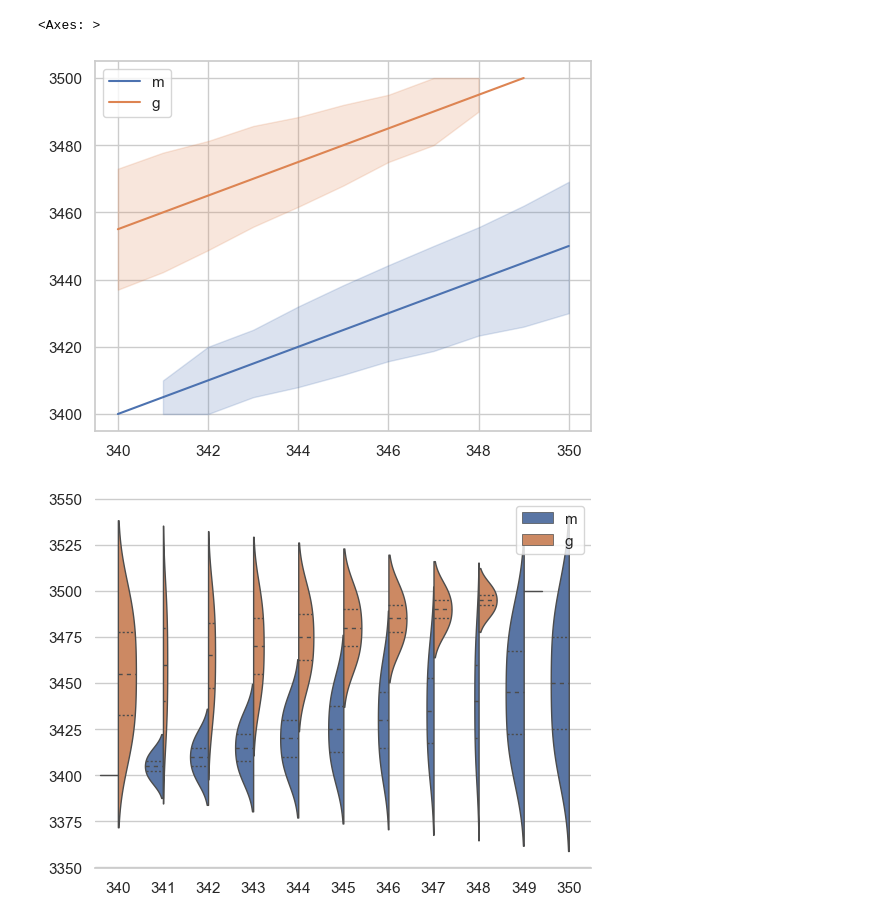
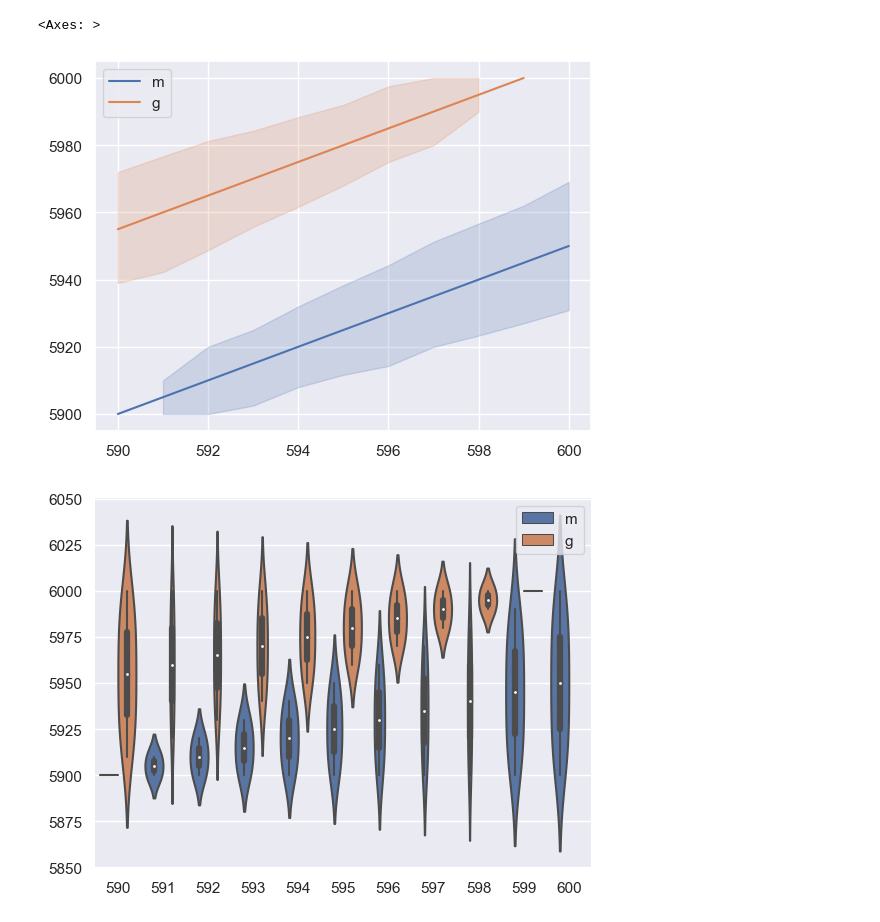
Before and after one commit to JuraIsUnavaliableFromGin/OnRandomnessAndTidalWaves, a Jupyter notebook: x-and-y-unmathly-bridges.ipynb, the cells around one changed output. Saved outputs shown, nothing was run; the diff lists cells and outputs as text; code cells hidden in the pictures.

```diff
--- a/x-and-y-unmathly-bridges.ipynb
+++ b/x-and-y-unmathly-bridges.ipynb
@@ -8,6 +10,12 @@ import matplotlib as mpl
 import pandas as pd
 # %%
 import matplotlib.pyplot as plt
+# %%
+pd.set_option('display.max_rows', 100000)
+pd.set_option('display.max_columns', 100)
+pd.set_option('display.width', 10)
+np.set_printoptions(threshold=sys.maxsize)
+sns.set_theme(style="darkgrid")
 # %%
 def gen_s():
     s = []
@@ -39,11 +47,14 @@ def rate(arr_s,arr_k):
             arr_r[i].append("g")
     return sorted(arr_r)
 # %%
-r_0_0 = rate(s[33],k[33])
+ran_1 = np.random.randint(0,99)
+ran_2 = np.random.randint(0,99)
+print(ran_1,ran_2)
+r_0_0 = rate(s[ran_1],k[ran_1])
 x = [i[0] for i in r_0_0]
 y = [i[1] for i in r_0_0]
 z = [i[2] for i in r_0_0]
 o = [i[3] for i in r_0_0]
 df =pd.DataFrame(r_0_0,columns=["s","k","r","level"])
-df.head()
+df[df['level']=='m']
 # %% [output]
@@ -64,13 +100,11 @@ array([3400, 3410, 3420, 3430, 3440, 3450, 3460, 3470, 3480, 3490, 3500])
 # %%
-sns.set_theme(style="whitegrid")
 sns.lineplot(x=x, y=y,
              hue=o)
 # %% [output]
 <Axes: >
-[figure, old version]
+[figure, new version]
 # %%
-sns.violinplot(x=x, y=y, hue=o,
-               split=True, inner="quart", linewidth=1,)
+sns.violinplot(x=x, y=y, hue=o,)
 sns.despine(left=True)
 # %% [output]
-[figure, old version]
+[figure, new version]
```
Also changed, not shown: parts of 8 cells of this notebook.
